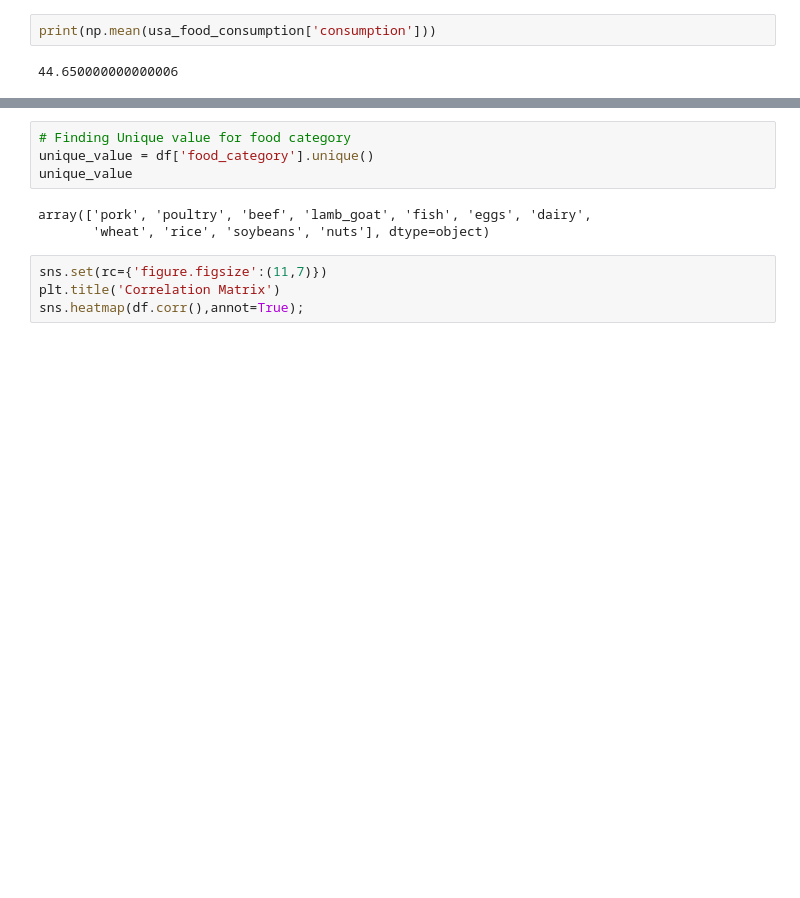
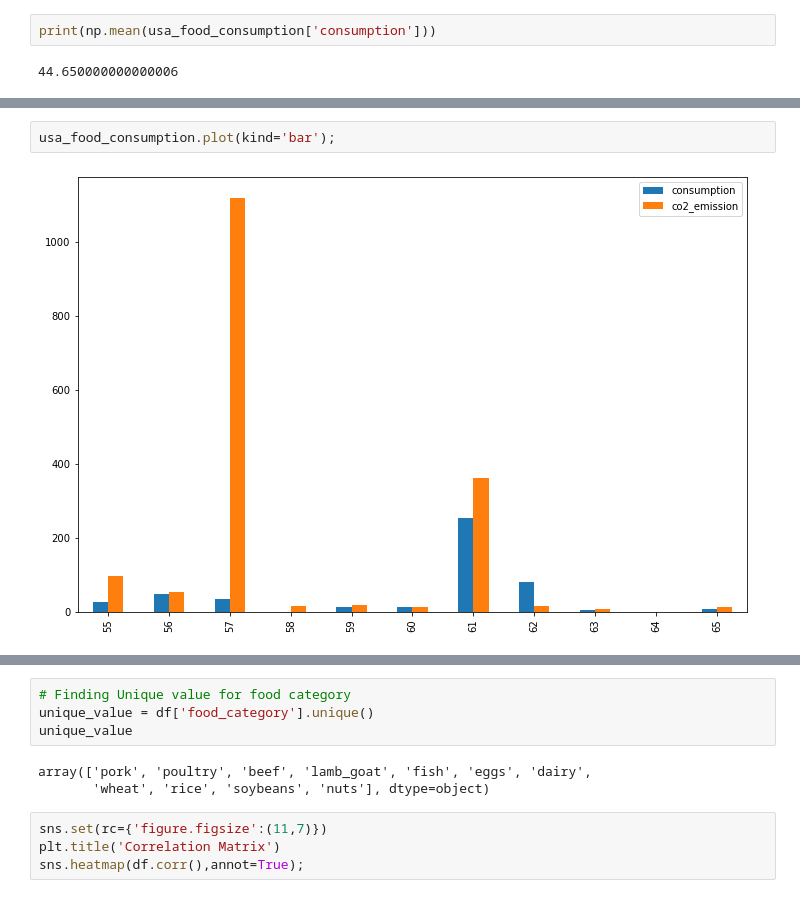
Before and after one commit to tanersoner/Generic_Projects, a Jupyter notebook: Food_Consumption.ipynb, the cells around one changed output, grey strips where cells are left out. Saved outputs shown, nothing was run; the diff lists cells and outputs as text; blank space fills up the shorter version.

```diff
--- a/Food_Consumption.ipynb
+++ b/Food_Consumption.ipynb
@@ -84,0 +164,4 @@ print(np.mean(usa_food_consumption['consumption']))
+# %%
+usa_food_consumption.plot(kind='bar');
+# %% [output]
+[figure, added]
```
Also changed, not shown: parts of 15 cells of this notebook.
